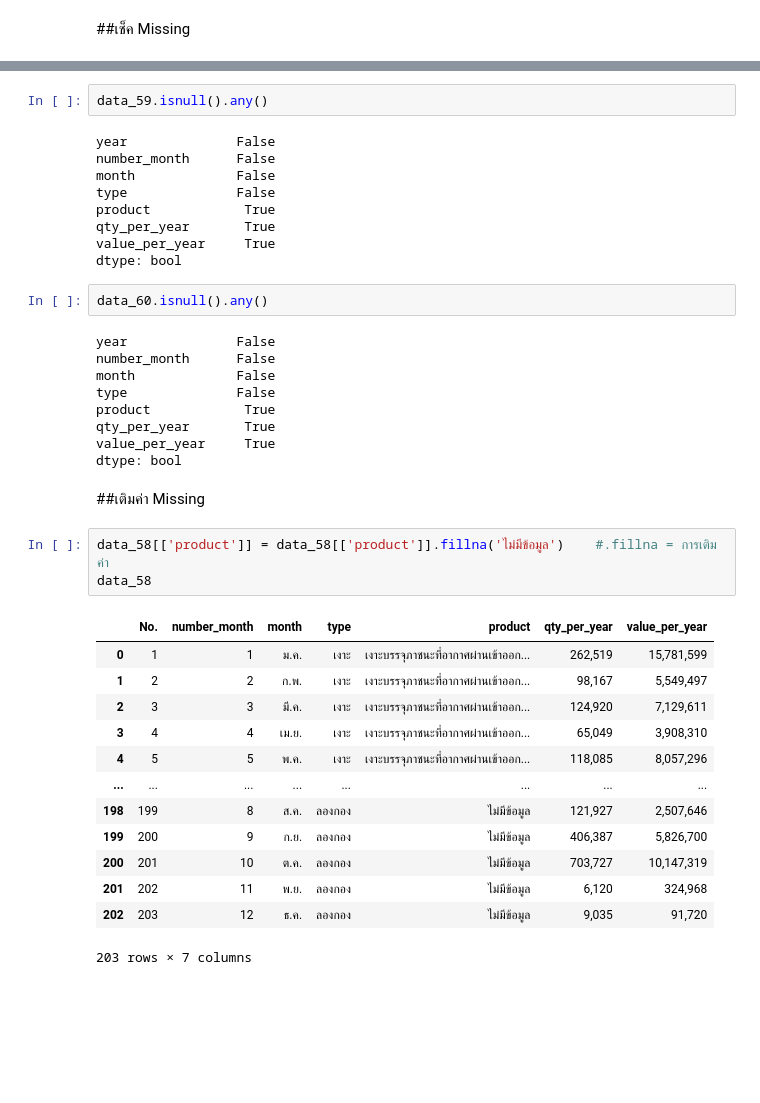
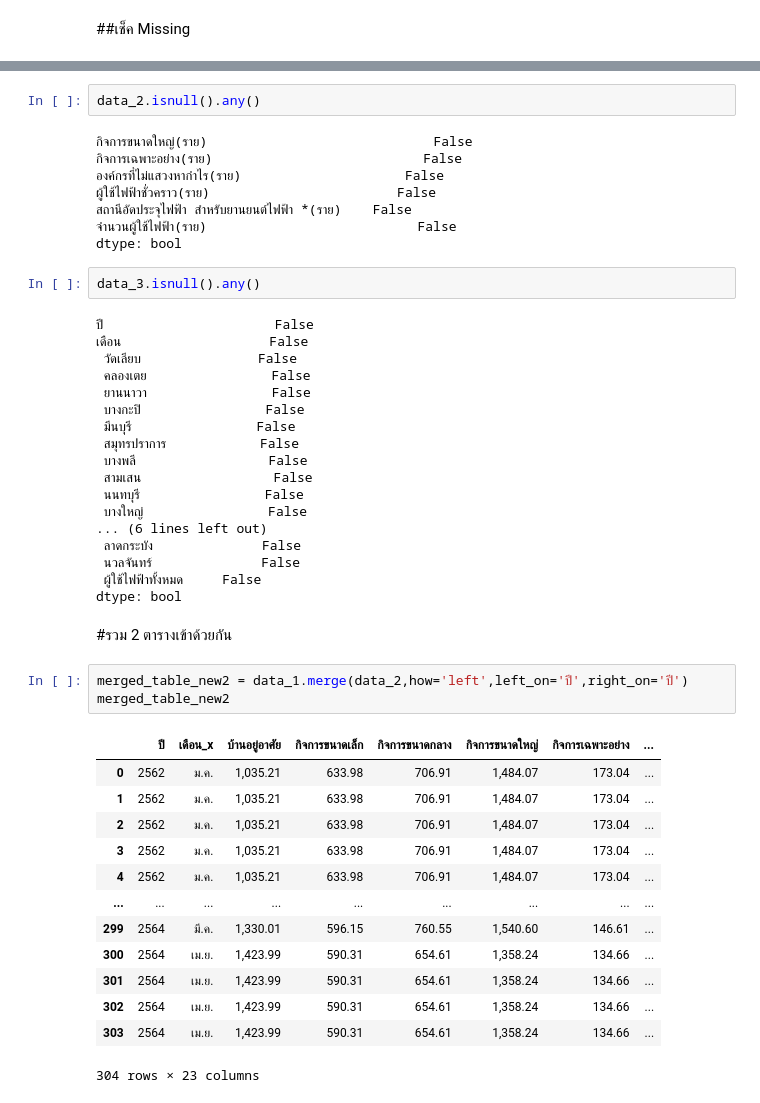
Before and after one commit to Thitichaya2000/DWDM21, a Jupyter notebook: Project_กลุ่ม.ipynb, the cells around one changed output, grey strips where cells are left out. Drawn from its saved outputs; the diff is of its cells as text; blank space fills up the shorter version.

```diff
--- a/Project_กลุ่ม.ipynb
+++ b/Project_กลุ่ม.ipynb
@@ -76,42 +102,50 @@ value_per_year     True
 dtype: bool
 # %%
-data_59.isnull().any()
+data_2.isnull().any()
 # %% [output]
-year              False
-number_month      False
-month             False
-type              False
-product            True
-qty_per_year       True
-value_per_year     True
+กิจการขนาดใหญ่(ราย)                             False
+กิจการเฉพาะอย่าง(ราย)                           False
+องค์กรที่ไม่แสวงหากำไร(ราย)                     False
+ผู้ใช้ไฟฟ้าชั่วคราว(ราย)                        False
+สถานีอัดประจุไฟฟ้า สำหรับยานยนต์ไฟฟ้า *(ราย)    False
+จำนวนผู้ใช้ไฟฟ้า(ราย)                           False
 dtype: bool
 # %%
-data_60.isnull().any()
+data_3.isnull().any()
 # %% [output]
-year              False
-number_month      False
-month             False
-type              False
-product            True
-qty_per_year       True
-value_per_year     True
+ปี                      False
+เดือน                   False
+ วัดเลียบ               False
+ คลองเตย                False
+ ยานนาวา                False
+ บางกะปิ                False
+ มีนบุรี                False
+ สมุทรปราการ            False
+ บางพลี                 False
+ สามเสน                 False
+ นนทบุรี                False
+ บางใหญ่                False
+... (6 lines left out)
+ ลาดกระบัง              False
+ นวลจันทร์              False
+ ผู้ใช้ไฟฟ้าทั้งหมด     False
 dtype: bool
-# %% [markdown]
-##เติมค่า Missing
-# %%
-data_58[['product']] = data_58[['product']].fillna('ไม่มีข้อมูล')    #.fillna = การเติมค่า
-data_58
-# %% [output]
-|  | No. | number_month | month | type | product | qty_per_year | value_per_year |
-| 0 | 1 | 1 | ม.ค. | เงาะ | เงาะบรรจุภาชนะที่อากาศผ่านเข้าออก... | 262,519 | 15,781,599 |
-| 1 | 2 | 2 | ก.พ. | เงาะ | เงาะบรรจุภาชนะที่อากาศผ่านเข้าออก... | 98,167 | 5,549,497 |
-| 2 | 3 | 3 | มี.ค. | เงาะ | เงาะบรรจุภาชนะที่อากาศผ่านเข้าออก... | 124,920 | 7,129,611 |
-| 3 | 4 | 4 | เม.ย. | เงาะ | เงาะบรรจุภาชนะที่อากาศผ่านเข้าออก... | 65,049 | 3,908,310 |
-| 4 | 5 | 5 | พ.ค. | เงาะ | เงาะบรรจุภาชนะที่อากาศผ่านเข้าออก... | 118,085 | 8,057,296 |
-| ... | ... | ... | ... | ... | ... | ... | ... |
-| 198 | 199 | 8 | ส.ค. | ลองกอง | ไม่มีข้อมูล | 121,927 | 2,507,646 |
-| 199 | 200 | 9 | ก.ย. | ลองกอง | ไม่มีข้อมูล | 406,387 | 5,826,700 |
-| 200 | 201 | 10 | ต.ค. | ลองกอง | ไม่มีข้อมูล | 703,727 | 10,147,319 |
-| 201 | 202 | 11 | พ.ย. | ลองกอง | ไม่มีข้อมูล | 6,120 | 324,968 |
-| 202 | 203 | 12 | ธ.ค. | ลองกอง | ไม่มีข้อมูล | 9,035 | 91,720 |
-203 rows × 7 columns
+# %% [markdown]
+#รวม 2 ตารางเข้าด้วยกัน
+# %%
+merged_table_new2 = data_1.merge(data_2,how='left',left_on='ปี',right_on='ปี')
+merged_table_new2
+# %% [output]
+|  | ปี | เดือน_x | บ้านอยู่อาศัย | กิจการขนาดเล็ก | กิจการขนาดกลาง | กิจการขนาดใหญ่ | กิจการเฉพาะอย่าง | ... |
+| 0 | 2562 | ม.ค. | 1,035.21 | 633.98 | 706.91 | 1,484.07 | 173.04 | ... |
+| 1 | 2562 | ม.ค. | 1,035.21 | 633.98 | 706.91 | 1,484.07 | 173.04 | ... |
+| 2 | 2562 | ม.ค. | 1,035.21 | 633.98 | 706.91 | 1,484.07 | 173.04 | ... |
+| 3 | 2562 | ม.ค. | 1,035.21 | 633.98 | 706.91 | 1,484.07 | 173.04 | ... |
+| 4 | 2562 | ม.ค. | 1,035.21 | 633.98 | 706.91 | 1,484.07 | 173.04 | ... |
+| ... | ... | ... | ... | ... | ... | ... | ... | ... |
+| 299 | 2564 | มี.ค. | 1,330.01 | 596.15 | 760.55 | 1,540.60 | 146.61 | ... |
+| 300 | 2564 | เม.ย. | 1,423.99 | 590.31 | 654.61 | 1,358.24 | 134.66 | ... |
+| 301 | 2564 | เม.ย. | 1,423.99 | 590.31 | 654.61 | 1,358.24 | 134.66 | ... |
+| 302 | 2564 | เม.ย. | 1,423.99 | 590.31 | 654.61 | 1,358.24 | 134.66 | ... |
+| 303 | 2564 | เม.ย. | 1,423.99 | 590.31 | 654.61 | 1,358.24 | 134.66 | ... |
+304 rows × 23 columns
```
Also changed, not shown: parts of 29 cells of this notebook.
